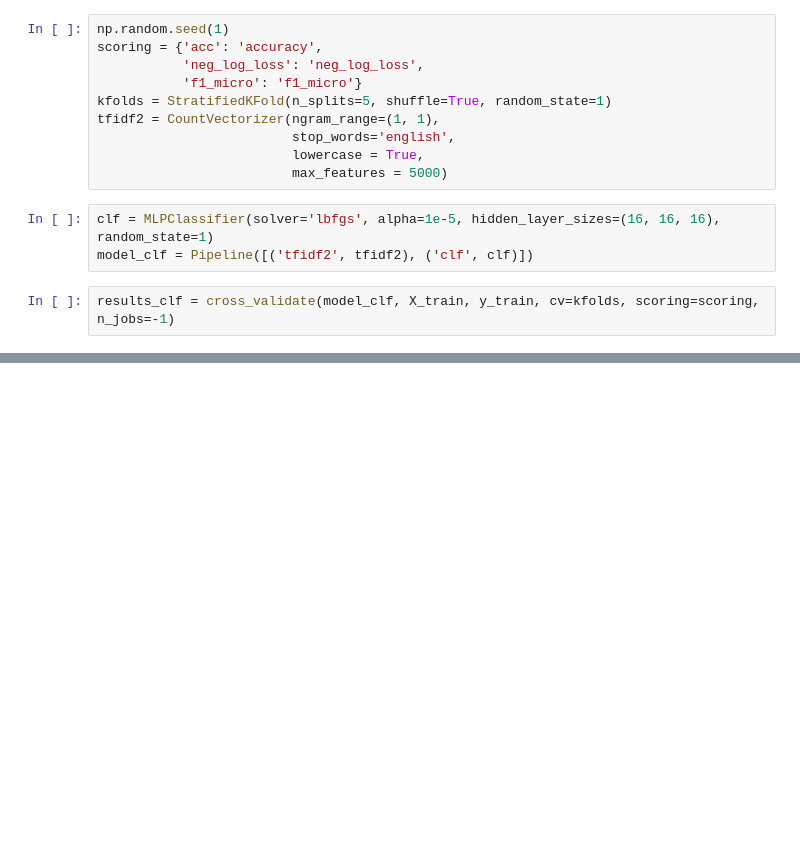
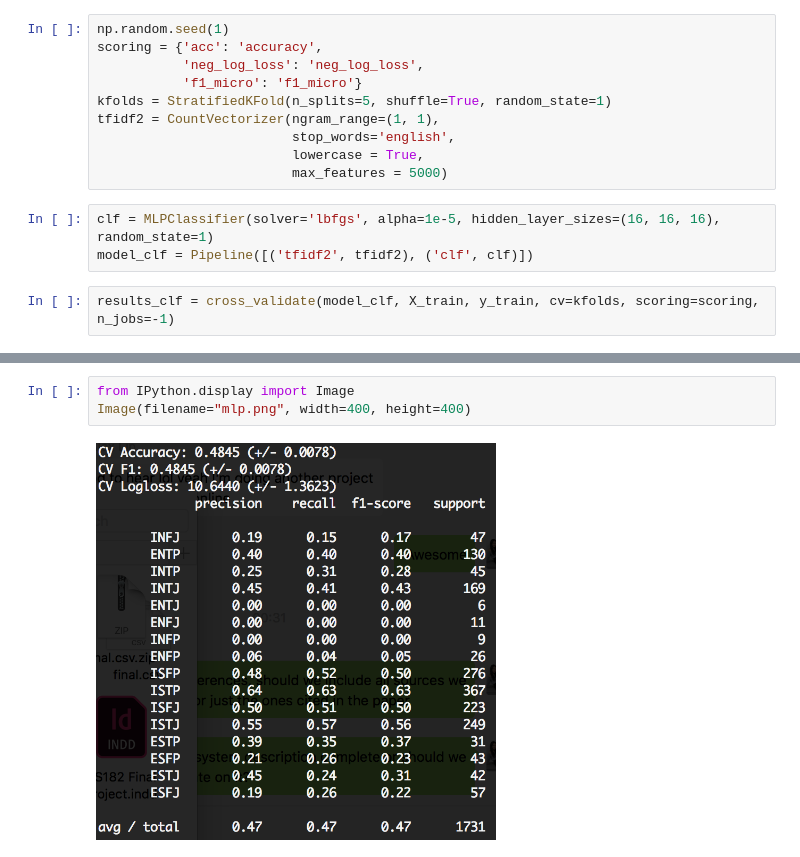
Before and after one commit to alexxuelin/cs182-final-project, a Jupyter notebook: multilayer_perceptron.ipynb, the cells around one changed output, grey strips where cells are left out. Drawn from its saved outputs; the diff is of its cells as text; blank space fills up the shorter version.

```diff
--- a/multilayer_perceptron.ipynb
+++ b/multilayer_perceptron.ipynb
@@ -77,0 +69,5 @@ CV Logloss: 8.2691 (+/- 3.2010)
+# %%
+from IPython.display import Image
+Image(filename="mlp.png", width=400, height=400)
+# %% [output]
+[figure, added]
```
Also changed, not shown: parts of 3 cells of this notebook, 1 other file.
